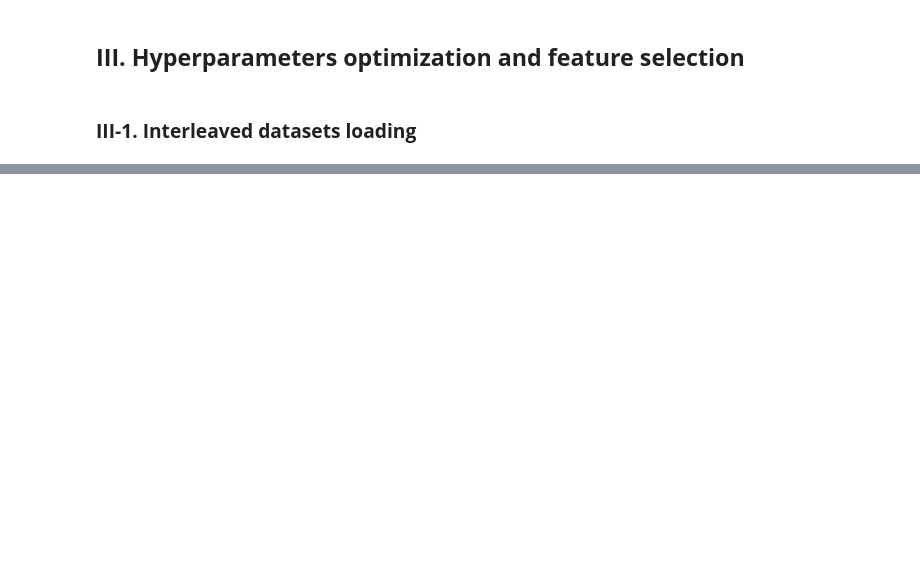
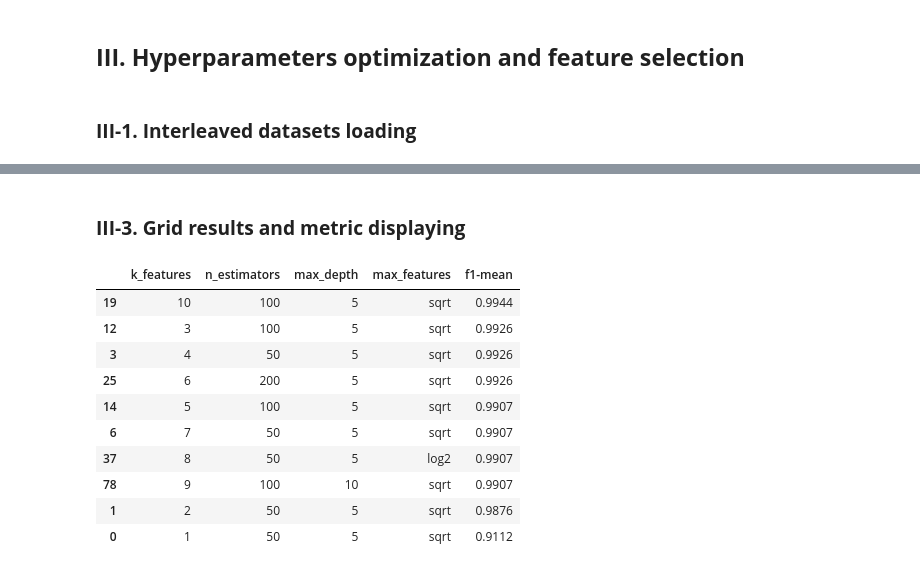
Before and after one commit to jalal-hdid/Gearbox-Fault-Diagnosis-FEN, a Jupyter notebook: Gearbox_Fault_Diagnosis_FEN.ipynb, the cells around one changed output, grey strips where cells are left out. Cells and saved outputs as stored; diff of their text form; code cells hidden in the pictures; blank space fills up the shorter version.

```diff
--- a/Gearbox_Fault_Diagnosis_FEN.ipynb
+++ b/Gearbox_Fault_Diagnosis_FEN.ipynb
@@ -733,0 +331,45 @@ y_pred = model.predict(X_Test_std)
+# %% [markdown]
+### **III-3. Grid results and metric displaying**
+# %%
+Grid_Res = pd.DataFrame(grid.cv_results_)
+n_folds = tscv.get_n_splits()
+
+# Select useful columns
+summary_table = Grid_Res[[
+    'param_selector__k', # disabled for raw and all extracted features (no feature selection)
+    'param_classifier__n_estimators', 'param_classifier__max_depth', 'param_classifier__max_features',
+    #'param_classifier__C','param_classifier__kernel','param_classifier__gamma',
+    'mean_test_score']].copy()
+
+summary_table.columns = [
+    'k_features', # disabled for raw and all extracted features (no feature selection)
+    'n_estimators', 'max_depth', 'max_features',
+    #'C','kernel','gamma',
+    'f1-mean']
+
+summary_table['f1-mean'] = summary_table['f1-mean'].astype(float).round(4)
+
+# ----------------------------For the selected features----------------------------------
+summary_table = summary_table.sort_values(by=['k_features','f1-mean'], ascending=False)
+
+# Keep only the first occurrence for each K_features
+summary_table = summary_table.drop_duplicates(subset=['k_features'], keep='first')
+
+# Display summary_table
+summary_table.sort_values(by=['f1-mean','k_features'], ascending=[False, True])
+
+# --------------For all extracted features (no feature selection)-------------------------
+# summary_table = summary_table.sort_values(by=['f1-mean'], ascending=False)
+# summary_table
+# %% [output]
+|  | k_features | n_estimators | max_depth | max_features | f1-mean |
+| 19 | 10 | 100 | 5 | sqrt | 0.9944 |
+| 12 | 3 | 100 | 5 | sqrt | 0.9926 |
+| 3 | 4 | 50 | 5 | sqrt | 0.9926 |
+| 25 | 6 | 200 | 5 | sqrt | 0.9926 |
+| 14 | 5 | 100 | 5 | sqrt | 0.9907 |
+| 6 | 7 | 50 | 5 | sqrt | 0.9907 |
+| 37 | 8 | 50 | 5 | log2 | 0.9907 |
+| 78 | 9 | 100 | 10 | sqrt | 0.9907 |
+| 1 | 2 | 50 | 5 | sqrt | 0.9876 |
+| 0 | 1 | 50 | 5 | sqrt | 0.9112 |
```
Also changed, not shown: parts of 46 cells of this notebook.
